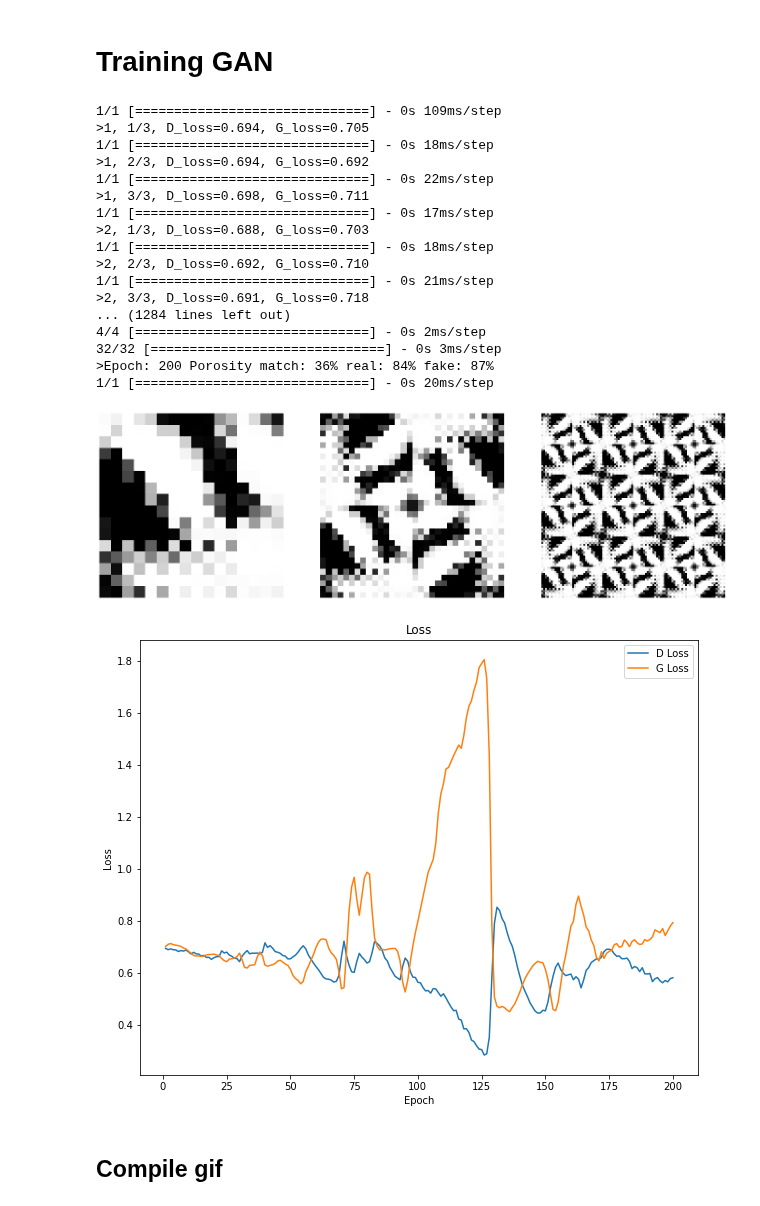
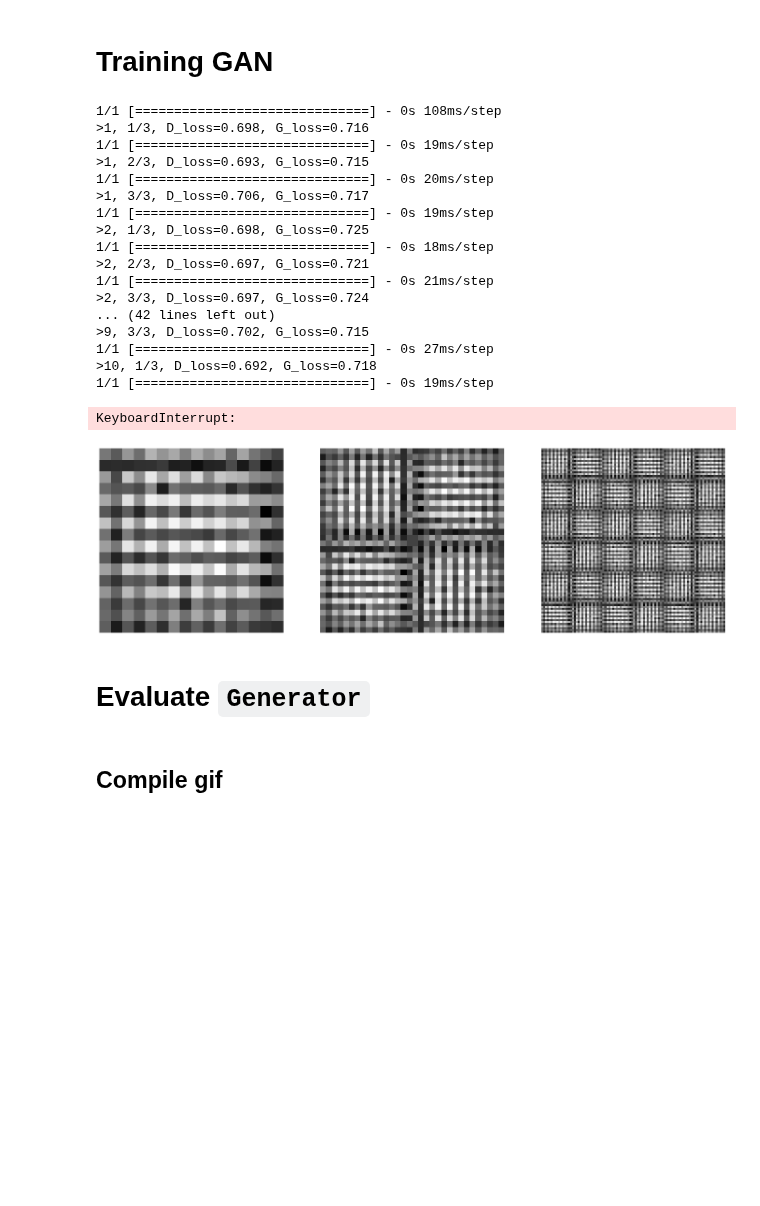
Before and after one commit to lucascbarbosa/INT, a Jupyter notebook: Manufatura Aditiva/Simulacao-GAN/pipeline/3- Machine_learning/GAN/GANv2.ipynb, the cells around one changed output. Drawn from its saved outputs; the diff is of its cells as text; code cells hidden in the pictures; blank space fills up the shorter version.

```diff
--- a/Manufatura Aditiva/Simulacao-GAN/pipeline/3- Machine_learning/GAN/GANv2.ipynb
+++ b/Manufatura Aditiva/Simulacao-GAN/pipeline/3- Machine_learning/GAN/GANv2.ipynb
@@ -460,52 +460,54 @@ def train(G_model,D_model,GAN_model,input_G,porosity,tol_porosity,batch_size,num
         plt.plot(list(range(1,num_epochs+1)),D_losses,label='D Loss')
         plt.title('Loss')
         plt.ylabel('Loss')
         plt.xlabel('Epoch')
         plt.plot(list(range(1,num_epochs+1)),G_losses,label='G Loss')
         plt.legend()
         plt.show()
 
 batch_size = 64
 num_epochs = 200
 lr = 1e-4
 
-alpha_por = 5e-2
-alpha_val = 0
+alpha_por = 1e-1
+alpha_val = 1e-2
 
 porosity = 0.55
 tol_porosity = 0.02
 
 G = setup_G(input_G,output_G,size)
 D = setup_D(input_D,lr,alpha_por,alpha_val)
 GAN = setup_GAN(G,D,alpha_por,alpha_val,lr,size)
 
 plot=True
 verbose_loss=True
 verbose_acc=True
 
 seed_geom_gif = np.random.randn(input_G).reshape(1, input_G)
 
 train(G,D,GAN,input_G,porosity,tol_porosity,batch_size,num_epochs,tmp_models_dir,geom_epoch_dirs,seed_geom_gif,plot=plot,verbose_loss=verbose_loss,verbose_acc=verbose_acc)
 # %% [output]
-1/1 [==============================] - 0s 109ms/step
->1, 1/3, D_loss=0.694, G_loss=0.705
+1/1 [==============================] - 0s 108ms/step
+>1, 1/3, D_loss=0.698, G_loss=0.716
+1/1 [==============================] - 0s 19ms/step
+>1, 2/3, D_loss=0.693, G_loss=0.715
+1/1 [==============================] - 0s 20ms/step
+>1, 3/3, D_loss=0.706, G_loss=0.717
+1/1 [==============================] - 0s 19ms/step
+>2, 1/3, D_loss=0.698, G_loss=0.725
 1/1 [==============================] - 0s 18ms/step
->1, 2/3, D_loss=0.694, G_loss=0.692
-1/1 [==============================] - 0s 22ms/step
->1, 3/3, D_loss=0.698, G_loss=0.711
-1/1 [==============================] - 0s 17ms/step
->2, 1/3, D_loss=0.688, G_loss=0.703
-1/1 [==============================] - 0s 18ms/step
->2, 2/3, D_loss=0.692, G_loss=0.710
+>2, 2/3, D_loss=0.697, G_loss=0.721
 1/1 [==============================] - 0s 21ms/step
->2, 3/3, D_loss=0.691, G_loss=0.718
-... (1284 lines left out)
-4/4 [==============================] - 0s 2ms/step
-32/32 [==============================] - 0s 3ms/step
->Epoch: 200 Porosity match: 36% real: 84% fake: 87%
-1/1 [==============================] - 0s 20ms/step
+>2, 3/3, D_loss=0.697, G_loss=0.724
+... (42 lines left out)
+>9, 3/3, D_loss=0.702, G_loss=0.715
+1/1 [==============================] - 0s 27ms/step
+>10, 1/3, D_loss=0.692, G_loss=0.718
+1/1 [==============================] - 0s 19ms/step
+KeyboardInterrupt:
-[figure, old version]
+[figure, new version]
-[figure, removed]
+# %% [markdown]
+# Evaluate `Generator`
 # %% [markdown]
 ## Compile gif
 # %%
```
Also changed, not shown: parts of 2 cells of this notebook, 40 other files.
